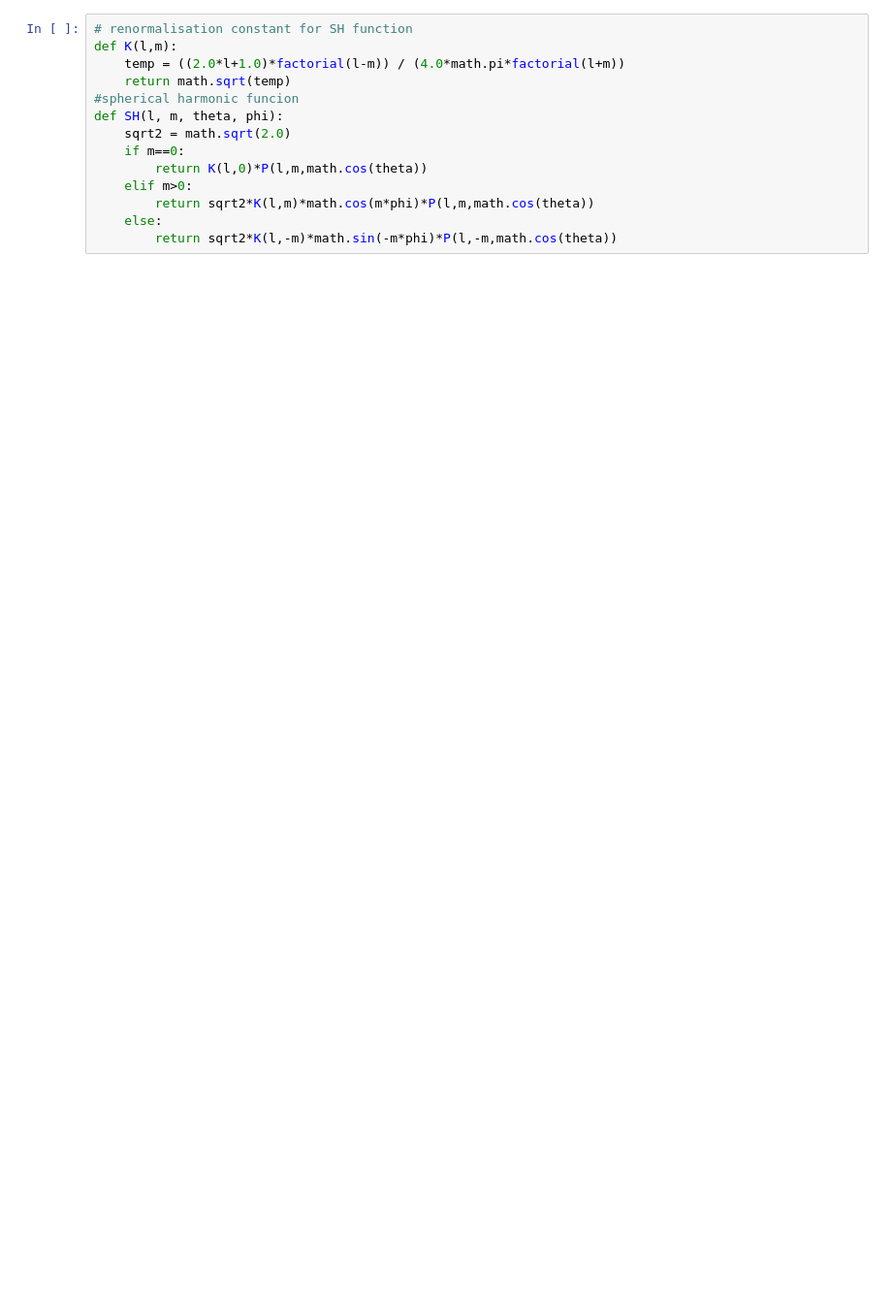
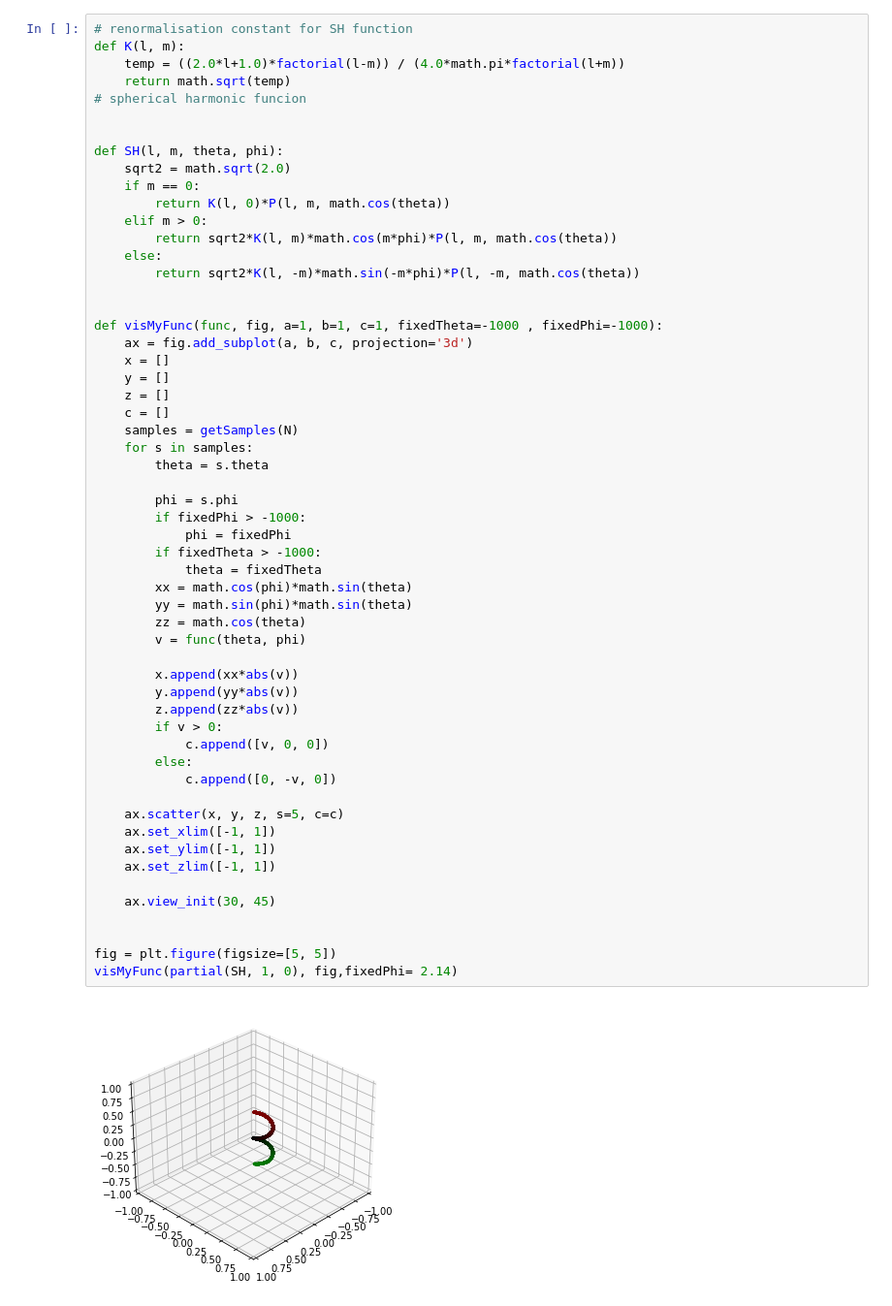
Before and after one commit to fancyzero/SphericalHarmonicNotebook, a Jupyter notebook: MyPrt.ipynb, the cells around one changed output. Shown at 97% size. Drawn from its saved outputs; the diff is of its cells as text; blank space fills up the shorter version.

```diff
--- a/MyPrt.ipynb
+++ b/MyPrt.ipynb
@@ -49,14 +125,58 @@ plt.plot(XAxis,[P(2,-2,((x+0.5)/100.0-0.5)*2) for x in range(0,100)])
 # %%
 # renormalisation constant for SH function
-def K(l,m):
+def K(l, m):
     temp = ((2.0*l+1.0)*factorial(l-m)) / (4.0*math.pi*factorial(l+m))
     return math.sqrt(temp)
-#spherical harmonic funcion
+# spherical harmonic funcion
+
+
 def SH(l, m, theta, phi):
     sqrt2 = math.sqrt(2.0)
-    if m==0:
-        return K(l,0)*P(l,m,math.cos(theta))
-    elif m>0:
-        return sqrt2*K(l,m)*math.cos(m*phi)*P(l,m,math.cos(theta))
+    if m == 0:
+        return K(l, 0)*P(l, m, math.cos(theta))
+    elif m > 0:
+        return sqrt2*K(l, m)*math.cos(m*phi)*P(l, m, math.cos(theta))
     else:
-        return sqrt2*K(l,-m)*math.sin(-m*phi)*P(l,-m,math.cos(theta))
+        return sqrt2*K(l, -m)*math.sin(-m*phi)*P(l, -m, math.cos(theta))
+
+
+def visMyFunc(func, fig, a=1, b=1, c=1, fixedTheta=-1000 , fixedPhi=-1000):
+    ax = fig.add_subplot(a, b, c, projection='3d')
+    x = []
+    y = []
+    z = []
+    c = []
+    samples = getSamples(N)
+    for s in samples:
+        theta = s.theta
+
+        phi = s.phi
+        if fixedPhi > -1000:
+            phi = fixedPhi
+        if fixedTheta > -1000:
+            theta = fixedTheta
+        xx = math.cos(phi)*math.sin(theta)
+        yy = math.sin(phi)*math.sin(theta)
+        zz = math.cos(theta)
+        v = func(theta, phi)
+
+        x.append(xx*abs(v))
+        y.append(yy*abs(v))
+        z.append(zz*abs(v))
+        if v > 0:
+            c.append([v, 0, 0])
+        else:
+            c.append([0, -v, 0])
+
+    ax.scatter(x, y, z, s=5, c=c)
+    ax.set_xlim([-1, 1])
+    ax.set_ylim([-1, 1])
+    ax.set_zlim([-1, 1])
+
+    ax.view_init(30, 45)
+
+
+fig = plt.figure(figsize=[5, 5])
+visMyFunc(partial(SH, 1, 0), fig,fixedPhi= 2.14)
+# %% [output]
+[figure, added]
```
Also changed, not shown: parts of 9 cells of this notebook.
